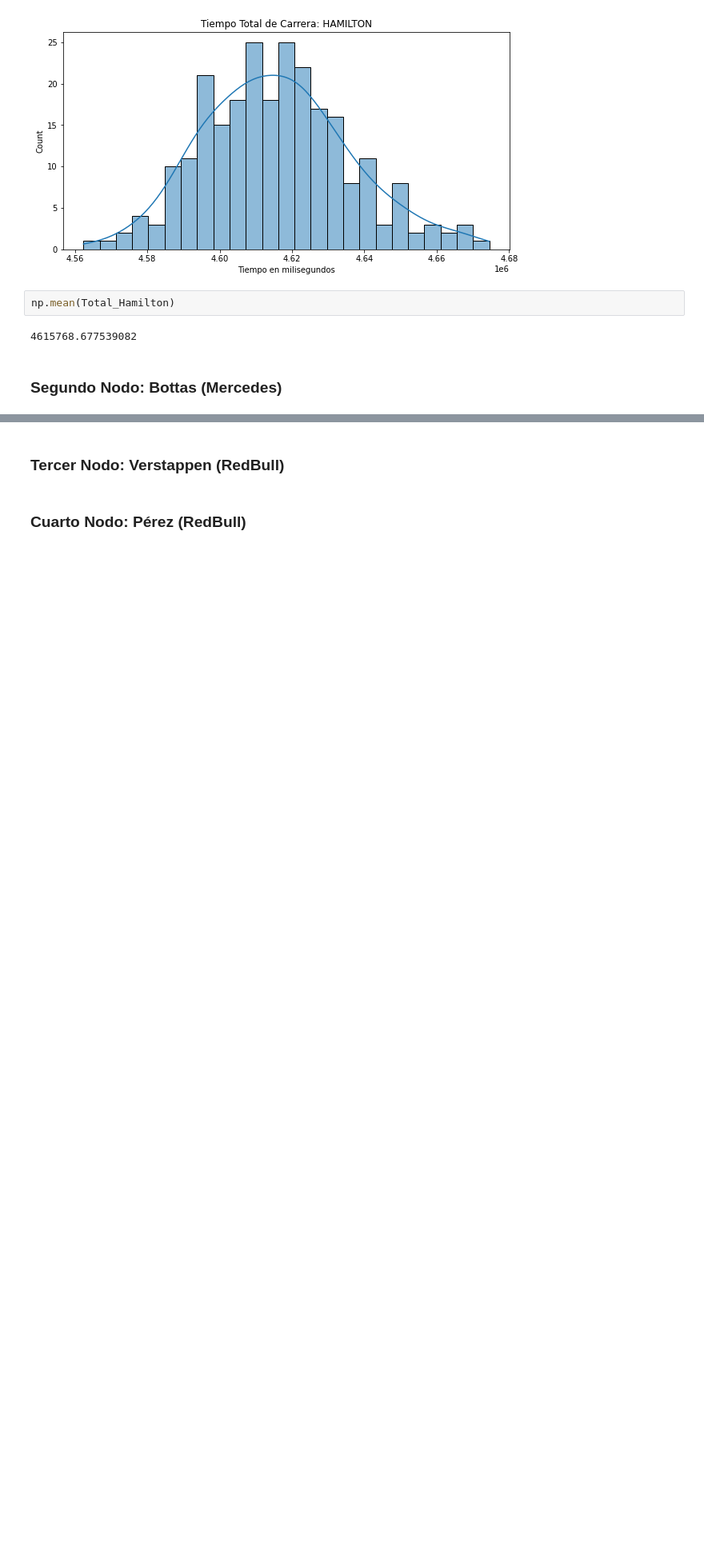
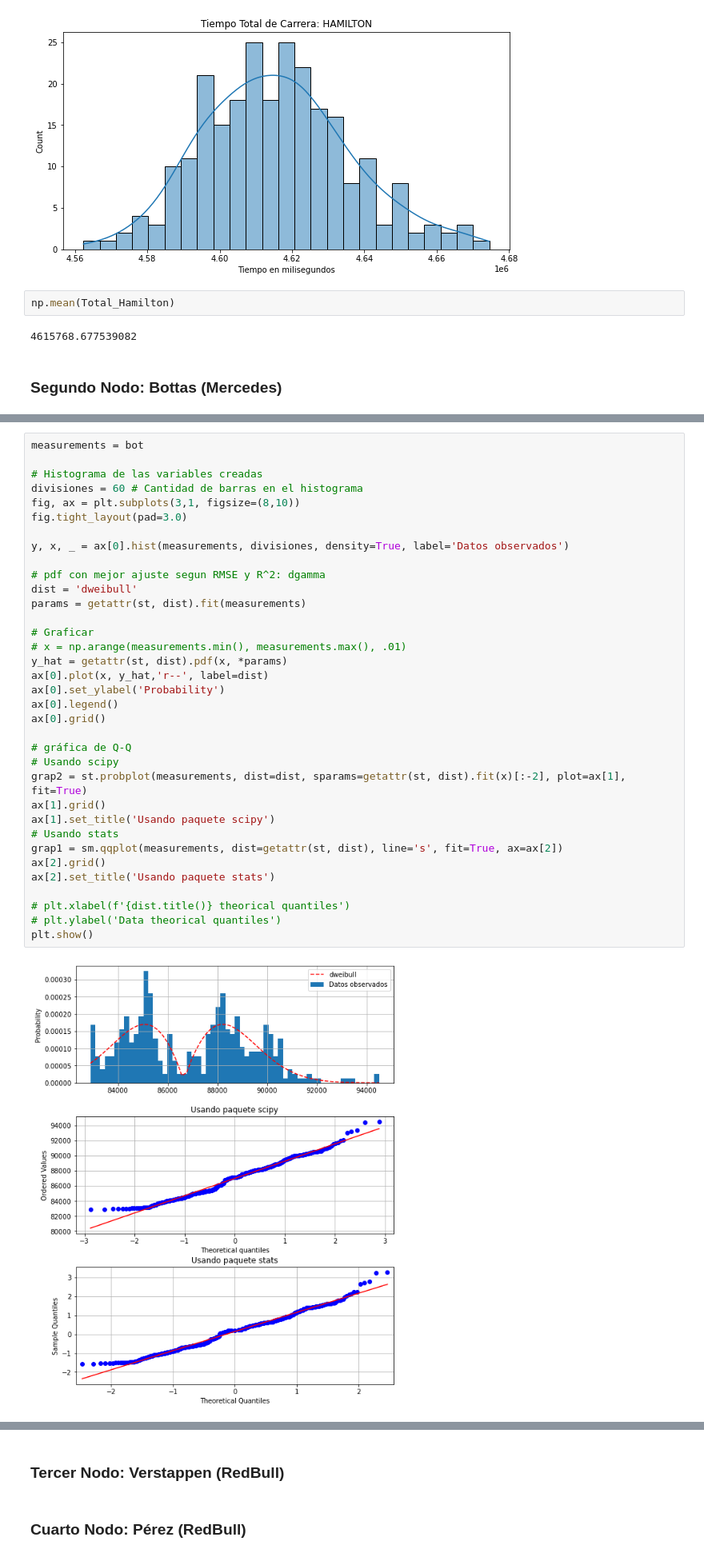
Before and after one commit to AndresLaresBarragan/ProyectoSPF, a Jupyter notebook: Nodo2.ipynb, the cells around one changed output, grey strips where cells are left out. Shown at 80% size. Drawn from its saved outputs; the diff is of its cells as text; blank space fills up the shorter version.

```diff
--- a/Nodo2.ipynb
+++ b/Nodo2.ipynb
@@ -569,0 +626,37 @@ np.mean(Total_Hamilton)
+# %%
+measurements = bot
+
+# Histograma de las variables creadas
+divisiones = 60 # Cantidad de barras en el histograma
+fig, ax = plt.subplots(3,1, figsize=(8,10))
+fig.tight_layout(pad=3.0)
+
+y, x, _ = ax[0].hist(measurements, divisiones, density=True, label='Datos observados')
+
+# pdf con mejor ajuste segun RMSE y R^2: dgamma
+dist = 'dweibull'
+params = getattr(st, dist).fit(measurements)
+
+# Graficar
+# x = np.arange(measurements.min(), measurements.max(), .01)
+y_hat = getattr(st, dist).pdf(x, *params)
+ax[0].plot(x, y_hat,'r--', label=dist)
+ax[0].set_ylabel('Probability')
+ax[0].legend()
+ax[0].grid()
+
+# gráfica de Q-Q
+# Usando scipy
+grap2 = st.probplot(measurements, dist=dist, sparams=getattr(st, dist).fit(x)[:-2], plot=ax[1], fit=True)
+ax[1].grid()
+ax[1].set_title('Usando paquete scipy')
+# Usando stats
+grap1 = sm.qqplot(measurements, dist=getattr(st, dist), line='s', fit=True, ax=ax[2])
+ax[2].grid()
+ax[2].set_title('Usando paquete stats')
+
+# plt.xlabel(f'{dist.title()} theorical quantiles')
+# plt.ylabel('Data theorical quantiles')
+plt.show()
+# %% [output]
+[figure, added]
```
Also changed, not shown: parts of 36 cells of this notebook.
